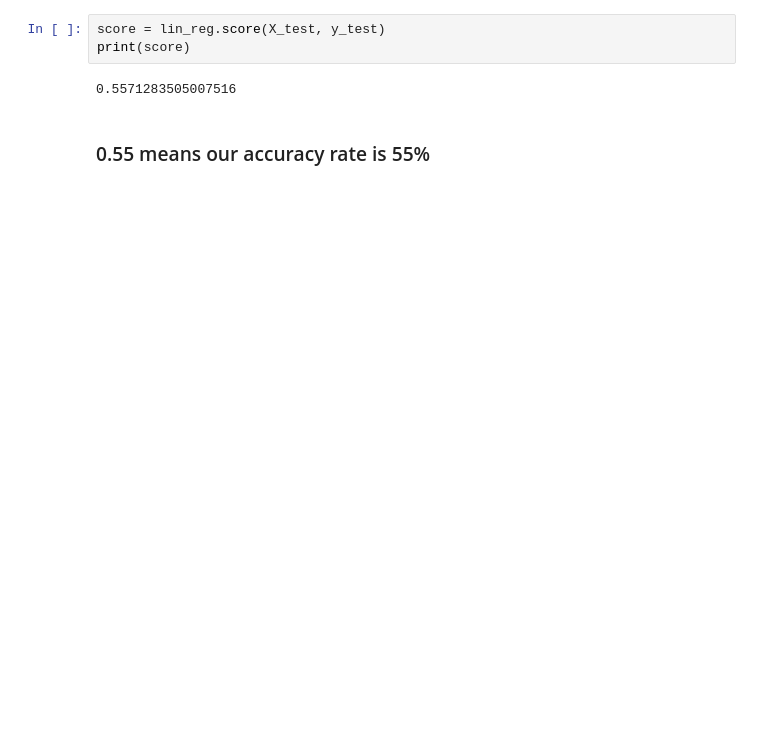
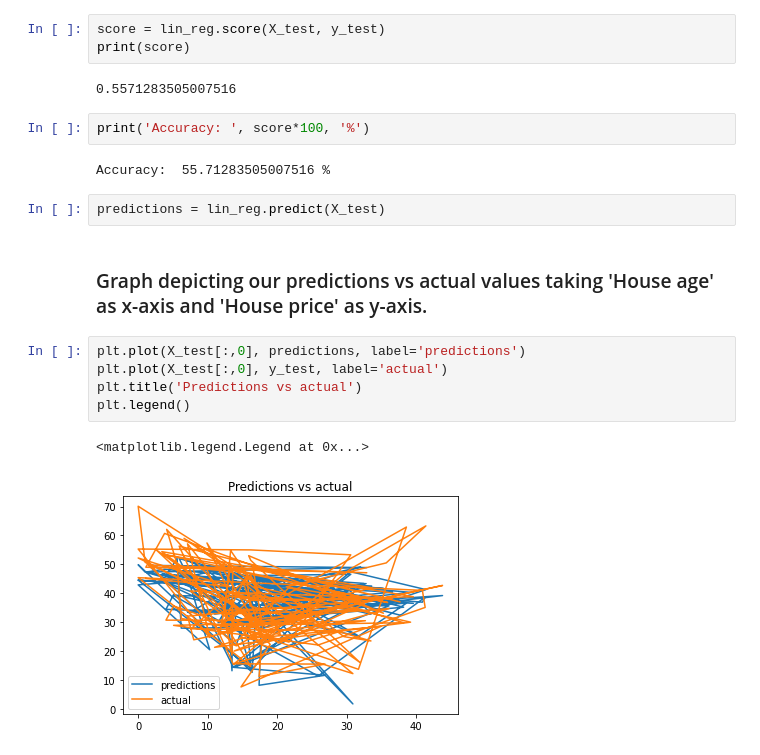
Before and after one commit to jyotirmaypaliwal/Housing-price-prediction, a Jupyter notebook: Linear regression.ipynb, the cells around one changed output. Cells and saved outputs as stored; diff of their text form; blank space fills up the shorter version.

```diff
--- a/Linear regression.ipynb
+++ b/Linear regression.ipynb
@@ -59,5 +106,19 @@ score = lin_reg.score(X_test, y_test)
 print(score)
 # %% [output]
 0.5571283505007516
-# %% [markdown]
-### 0.55 means our accuracy rate is 55%
+# %%
+print('Accuracy: ', score*100, '%')
+# %% [output]
+Accuracy:  55.71283505007516 %
+# %%
+predictions = lin_reg.predict(X_test)
+# %% [markdown]
+### Graph depicting our predictions vs actual values taking 'House age' as x-axis and 'House price' as y-axis.
+# %%
+plt.plot(X_test[:,0], predictions, label='predictions')
+plt.plot(X_test[:,0], y_test, label='actual')
+plt.title('Predictions vs actual')
+plt.legend()
+# %% [output]
+<matplotlib.legend.Legend at 0x...>
+[figure, added]
```
Also changed, not shown: parts of 24 cells of this notebook.
